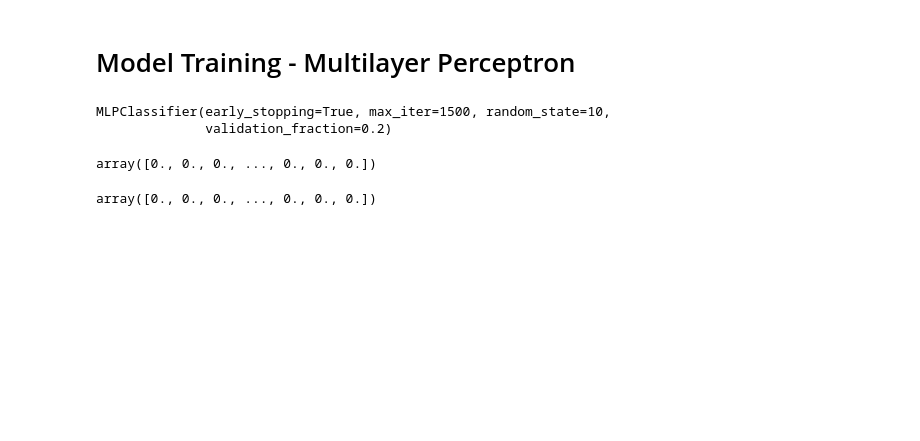
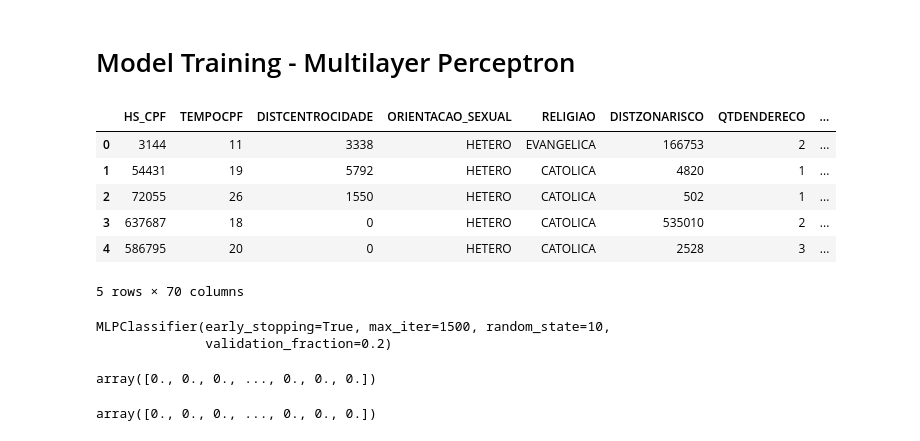
Before and after one commit to ednakatani/Data-Science, a Jupyter notebook: MLP.ipynb, the cells around one changed output. Saved outputs shown, nothing was run; the diff lists cells and outputs as text; code cells hidden in the pictures; blank space fills up the shorter version.

```diff
--- a/MLP.ipynb
+++ b/MLP.ipynb
@@ -10,3 +10,13 @@ import matplotlib.pyplot as plt
 import plotly.express as px
 # %%
 df = pd.read_csv('data/train.csv')
+# %%
+df.head()
+# %% [output]
+|  | HS_CPF | TEMPOCPF | DISTCENTROCIDADE | ORIENTACAO_SEXUAL | RELIGIAO | DISTZONARISCO | QTDENDERECO | ... |
+| 0 | 3144 | 11 | 3338 | HETERO | EVANGELICA | 166753 | 2 | ... |
+| 1 | 54431 | 19 | 5792 | HETERO | CATOLICA | 4820 | 1 | ... |
+| 2 | 72055 | 26 | 1550 | HETERO | CATOLICA | 502 | 1 | ... |
+| 3 | 637687 | 18 | 0 | HETERO | CATOLICA | 535010 | 2 | ... |
+| 4 | 586795 | 20 | 0 | HETERO | CATOLICA | 2528 | 3 | ... |
+5 rows × 70 columns
```
Also changed, not shown: parts of 4 cells of this notebook, 2 other files.
